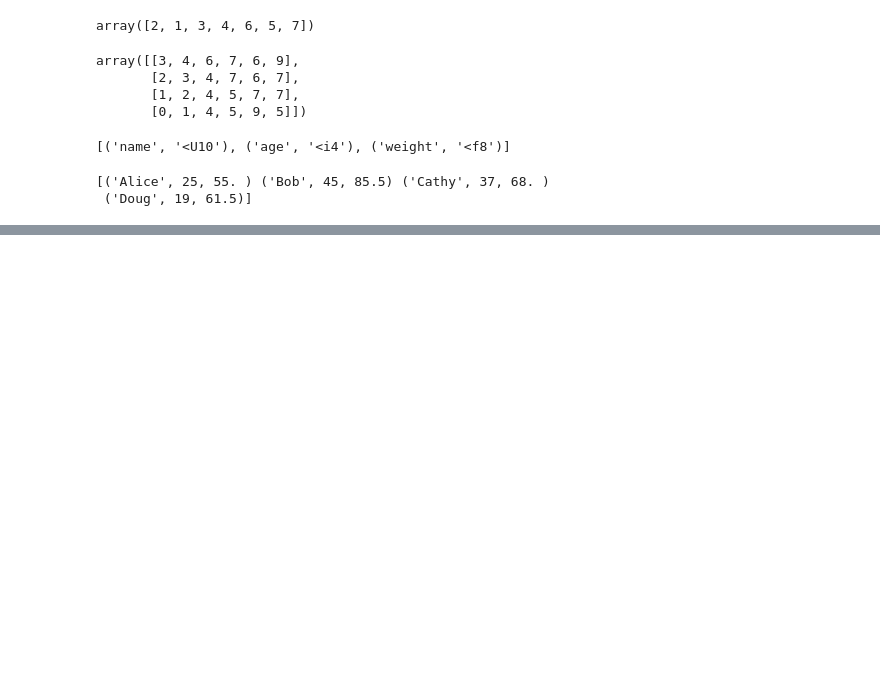
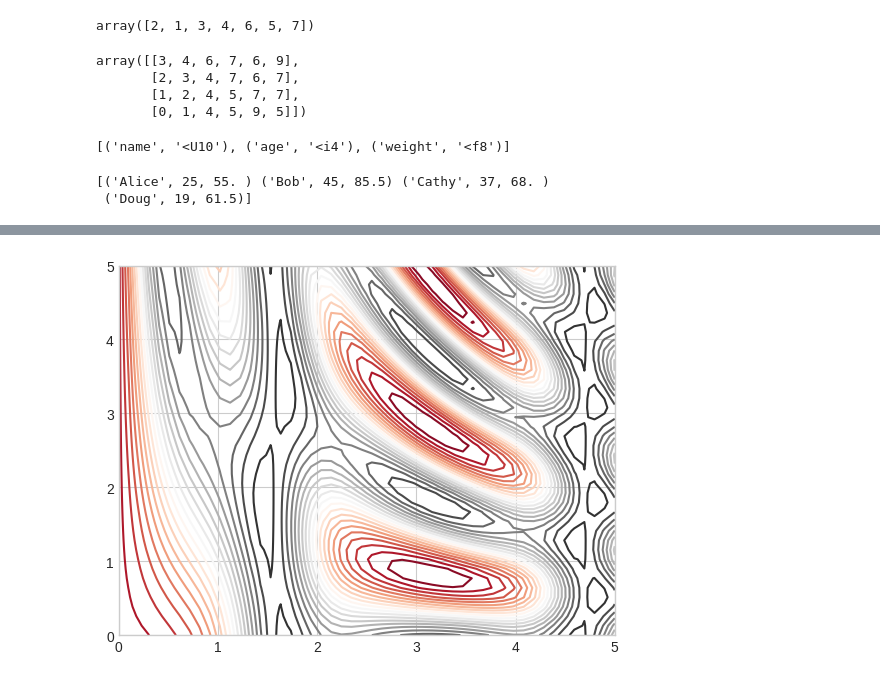
Before and after one commit to DCI-alxogm/ml2023-David-Nicolas364, a Jupyter notebook: Ago11-12/Tarea1.ipynb, the cells around one changed output, grey strips where cells are left out. Drawn from its saved outputs; the diff is of its cells as text; code cells hidden in the pictures; blank space fills up the shorter version.

```diff
--- a/Ago11-12/Tarea1.ipynb
+++ b/Ago11-12/Tarea1.ipynb
@@ -413,0 +753,5 @@ print(data)
+# %%
+#con cmap se vcambia el calor y 20 pide más líneas
+plt.contour(X, Y, Z, 20, cmap='RdGy');
+# %% [output]
+[figure, added]
```
Also changed, not shown: parts of 49 cells of this notebook.
